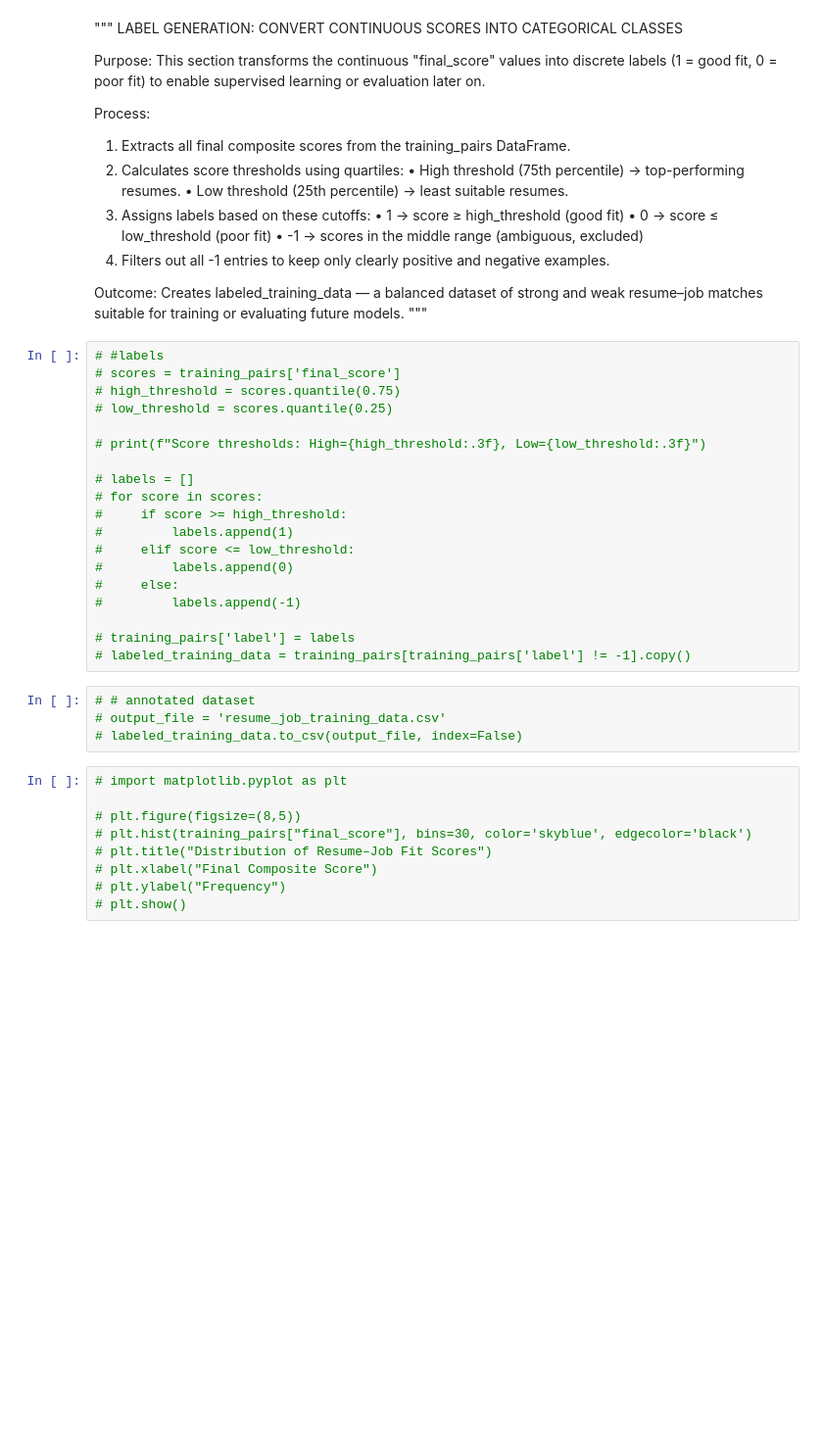
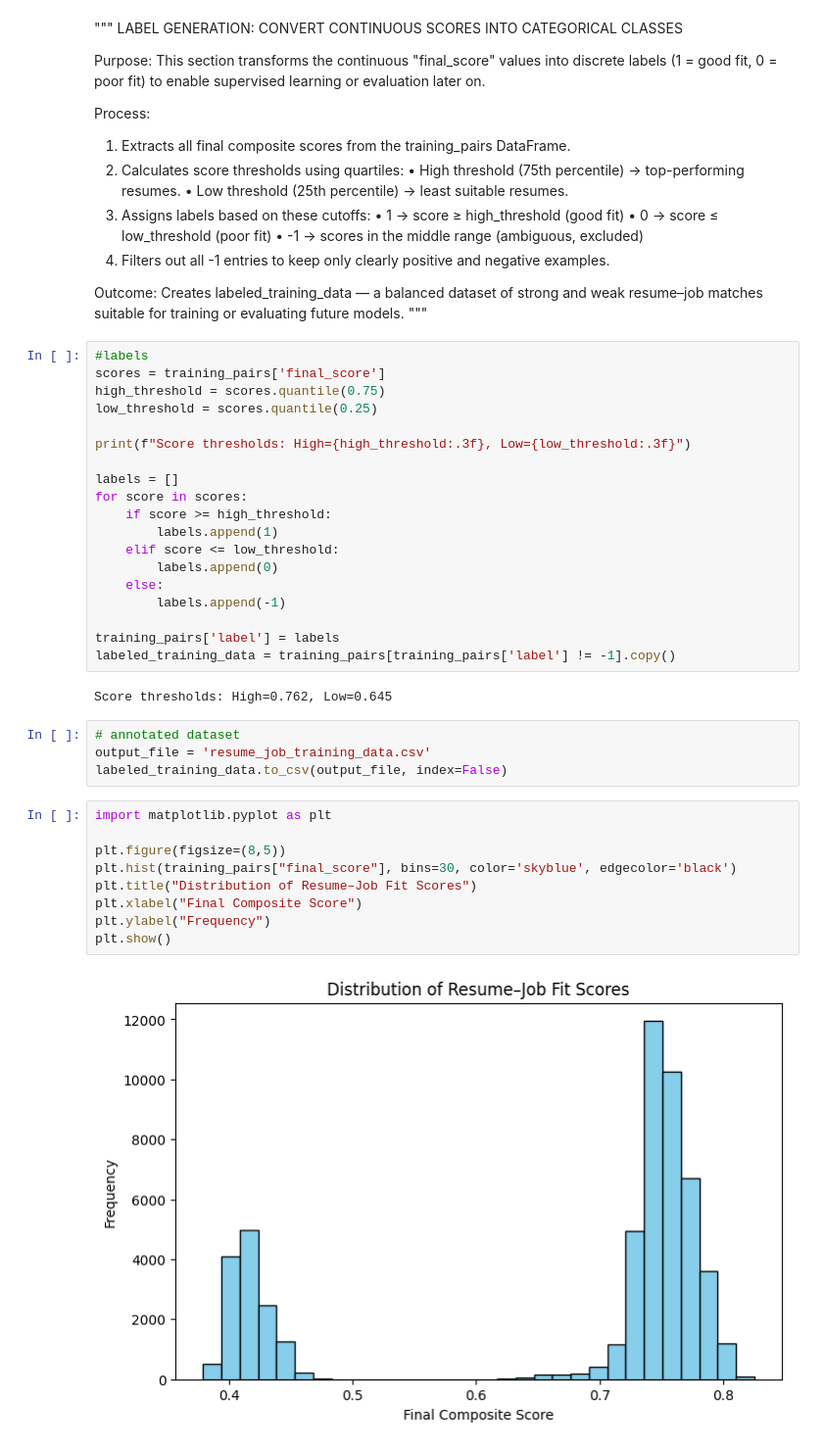
Before and after one commit to MalihaT111/ai-recruitment, a Jupyter notebook: oldnotebooks/new.ipynb, the cells around one changed output. Shown at 98% size. Saved outputs shown, nothing was run; the diff lists cells and outputs as text; blank space fills up the shorter version.

```diff
--- a/oldnotebooks/new.ipynb
+++ b/oldnotebooks/new.ipynb
@@ -747,34 +990,38 @@ Creates labeled_training_data — a balanced dataset of strong and weak
 resume–job matches suitable for training or evaluating future models.
 """
 # %%
-# #labels
-# scores = training_pairs['final_score']
-# high_threshold = scores.quantile(0.75)
-# low_threshold = scores.quantile(0.25)
+#labels
+scores = training_pairs['final_score']
+high_threshold = scores.quantile(0.75)
+low_threshold = scores.quantile(0.25)
 
-# print(f"Score thresholds: High={high_threshold:.3f}, Low={low_threshold:.3f}")
+print(f"Score thresholds: High={high_threshold:.3f}, Low={low_threshold:.3f}")
 
-# labels = []
-# for score in scores:
-#     if score >= high_threshold:
-#         labels.append(1)
-#     elif score <= low_threshold:
-#         labels.append(0)
-#     else:
-#         labels.append(-1)
+labels = []
+for score in scores:
+    if score >= high_threshold:
+        labels.append(1)
+    elif score <= low_threshold:
+        labels.append(0)
+    else:
+        labels.append(-1)
 
-# training_pairs['label'] = labels
-# labeled_training_data = training_pairs[training_pairs['label'] != -1].copy()
+training_pairs['label'] = labels
+labeled_training_data = training_pairs[training_pairs['label'] != -1].copy()
+# %% [output]
+Score thresholds: High=0.762, Low=0.645
 # %%
-# # annotated dataset
-# output_file = 'resume_job_training_data.csv'
-# labeled_training_data.to_csv(output_file, index=False)
+# annotated dataset
+output_file = 'resume_job_training_data.csv'
+labeled_training_data.to_csv(output_file, index=False)
 # %%
-# import matplotlib.pyplot as plt
+import matplotlib.pyplot as plt
 
-# plt.figure(figsize=(8,5))
-# plt.hist(training_pairs["final_score"], bins=30, color='skyblue', edgecolor='black')
-# plt.title("Distribution of Resume–Job Fit Scores")
-# plt.xlabel("Final Composite Score")
-# plt.ylabel("Frequency")
-# plt.show()
+plt.figure(figsize=(8,5))
+plt.hist(training_pairs["final_score"], bins=30, color='skyblue', edgecolor='black')
+plt.title("Distribution of Resume–Job Fit Scores")
+plt.xlabel("Final Composite Score")
+plt.ylabel("Frequency")
+plt.show()
+# %% [output]
+[figure, added]
```
Also changed, not shown: parts of 25 cells of this notebook, 23 other files.
